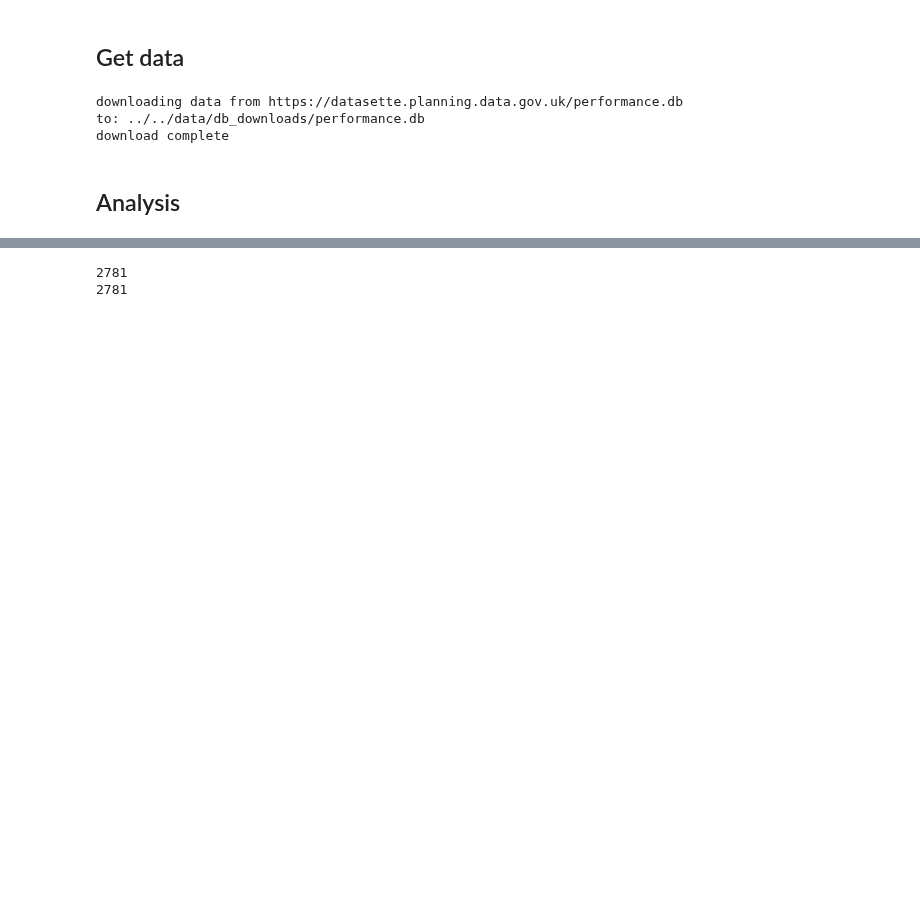
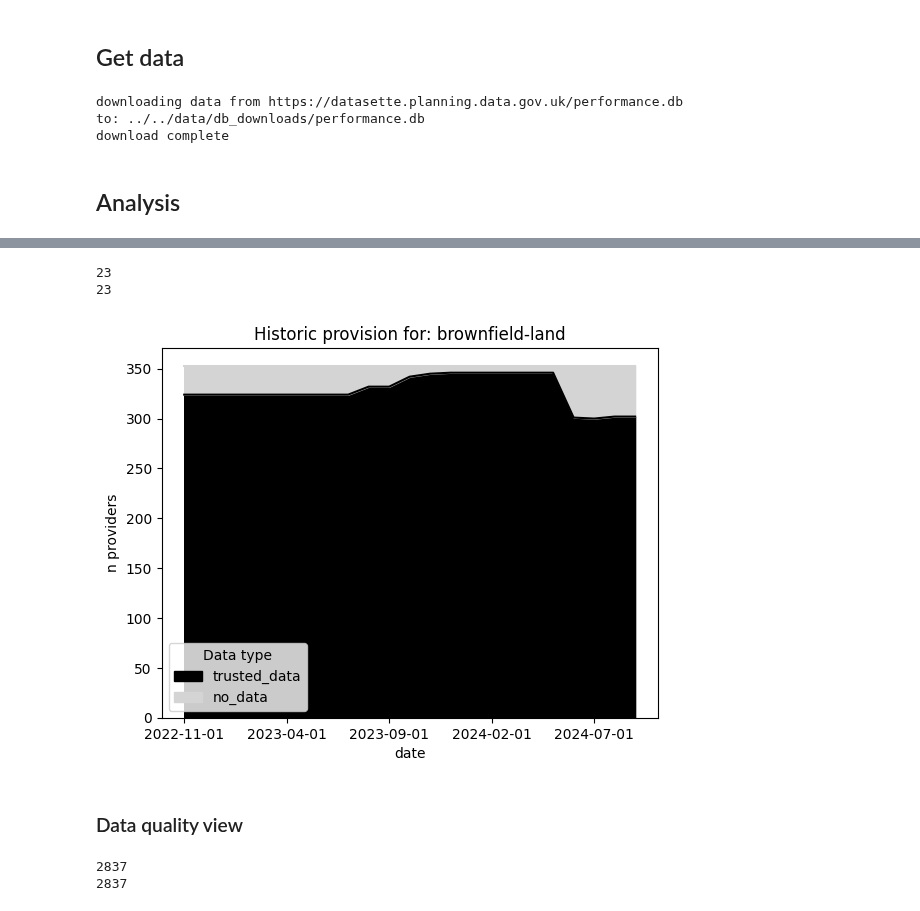
Before and after one commit to digital-land/jupyter-analysis, a Jupyter notebook: analysis/2024-06_issue_monitoring/issue_monitoring - provision scoring.ipynb, the cells around one changed output, grey strips where cells are left out. Saved outputs shown, nothing was run; the diff lists cells and outputs as text; code cells hidden in the pictures; blank space fills up the shorter version.

```diff
--- a/analysis/2024-06_issue_monitoring/issue_monitoring - provision scoring.ipynb
+++ b/analysis/2024-06_issue_monitoring/issue_monitoring - provision scoring.ipynb
@@ -124,0 +188,57 @@ ep_res_fresh_qual
+# %%
+def get_active_endpoints(dataset, date):
+
+    q = f"""
+        select distinct pipeline as dataset, name, DATE('{date}') as active_date, endpoint_entry_date, endpoint_end_date
+        from reporting_historic_endpoints
+        where
+            pipeline = '{dataset}'
+            and endpoint_entry_date <= DATE('{date}')
+            and (
+                endpoint_end_date > DATE('{date}')
+                or endpoint_end_date = "")
+"""
+
+    df = query_sqlite(os.path.join(data_dir, "performance.db"), q)
+
+    return df
+
+# test = get_active_endpoints("tree-preservation-zone", "2024-07-11")
+# test
+# %%
+dataset = "brownfield-land"
+
+date_range = pd.date_range(end = "20241001", periods = 24, freq = "MS").format("%Y-%m-%d")
+
+prov_hist = [get_active_endpoints(dataset, d) for d in date_range[1:-1]]
+prov_hist_df = pd.concat(prov_hist)
+
+prov_summary_hist = prov_hist_df[["dataset", "name", "active_date"]].drop_duplicates().groupby(["active_date", "dataset"], as_index = False).agg(
+    n_providers = ("dataset", "size")
+)
+
+print(len(prov_summary_hist))
+prov_summary_hist = prov_summary_hist.merge(
+    prov_summary_now[["dataset", "n_expected"]],
+    how = "left",
+    on = "dataset"
+)
+
+prov_summary_hist["trusted_data"] = prov_summary_hist["n_providers"]
+prov_summary_hist["no_data"] = prov_summary_hist["n_expected"] - prov_summary_hist["n_providers"]
+
+print(len(prov_summary_hist))
+# prov_summary_hist
+prov_summary_hist[["dataset", "active_date", "trusted_data", "no_data"]].plot.area(x = "active_date", stacked = True, color = ["black", "#d4d4d4"])
+
+plt.xlabel('date')
+plt.ylabel('n providers')
+plt.title(f'Historic provision for: {dataset}')
+plt.legend(title='Data type')
+plt.show()
+# %% [output]
+23
+23
+[figure, added]
+# %% [markdown]
+### Data quality view
@@ -125,12 +255,18 @@ ep_res_fresh_qual
 # %%
-ep_res_issues_flagged = ep_res_issues.merge(
+# ISSUES TABLE
+
+# join on quality key and restrict fields
+ep_res_issues_qual = ep_res_issues.merge(
     lookup_issue_qual[["issue_type", "quality_key", "quality_level"]],
     how = "left",
     on = "issue_type"
-)
+)[["collection", "pipeline", "organisation", "organisation_name", "issue_type", "quality_level"]]
+
 
 print(len(ep_res_issues))
-print(len(ep_res_issues_flagged))
+print(len(ep_res_issues_qual))
+
+# ep_res_issues_qual.head()
 # %% [output]
-2781
-2781
+2837
+2837
```
Also changed, not shown: parts of 24 cells of this notebook.
